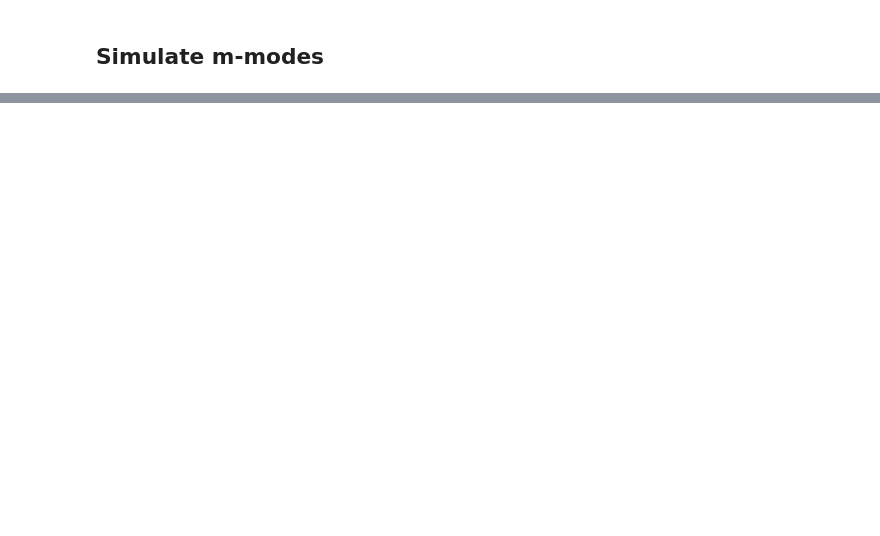
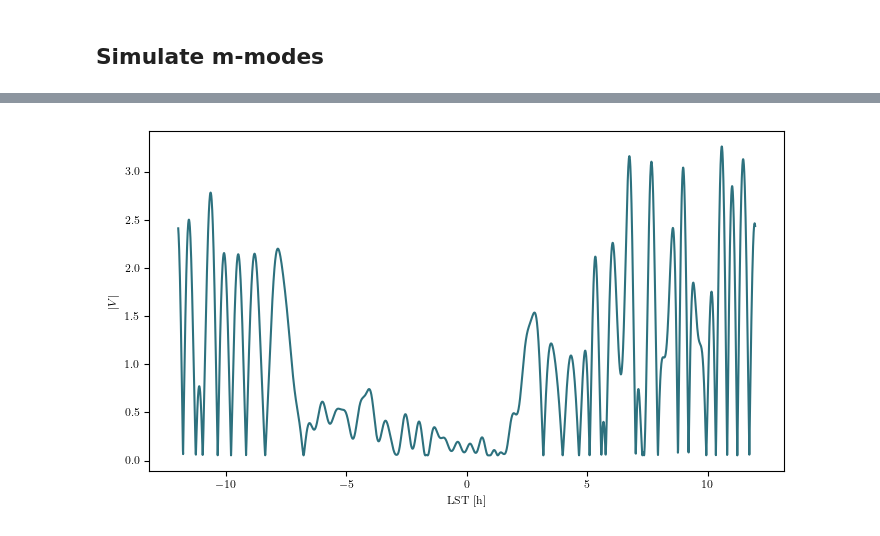
Before and after one commit to amanchokshi/wave-rider, a Jupyter notebook: notebooks/mmode_sims.ipynb, the cells around one changed output, grey strips where cells are left out. Cells and saved outputs as stored; diff of their text form; code cells hidden in the pictures; blank space fills up the shorter version.

```diff
--- a/notebooks/mmode_sims.ipynb
+++ b/notebooks/mmode_sims.ipynb
@@ -733,0 +1107,2 @@ plt.show()
+# %%
+a = construct_sparse_a(gsm_hpx[0], nside)
@@ -733,0 +1160,2 @@ plt.show()
+# %%
+a, m_modes = construct_a(gsm_hpx[0], nside)
@@ -733,0 +1170,26 @@ plt.show()
+# %%
+v_m = np.einsum("mbl,ml->mb", Bm, a)
+# %%
+m_uni = np.sort(np.unique(m_modes))
+n_m = m_uni[-1] - m_uni[0] + 1
+d_m = m_uni[1] - m_uni[0]
+phi = np.fft.fftshift(np.fft.fftfreq(n_m, d_m) * 2 * np.pi)
+d_t = np.fft.fftshift(np.fft.fftfreq(n_m, d_m) * sidereal)/(3600)
+v_phi = np.fft.ifft(np.fft.ifftshift(v_m.T[1]))
+# %%
+%matplotlib widget
+
+fig, ax = plt.subplots(figsize=(7, 4))
+
+colors = cmr.pride(np.linspace(0.1, 0.9, 21))
+
+ax.plot(d_t, np.abs(v_phi), color=colors[i])
+
+# ax.set_yscale('log')
+ax.set_xlabel('LST [h]')
+ax.set_ylabel('$|V|$')
+
+plt.tight_layout()
+plt.show()
+# %% [output]
+[figure, added]
```
Also changed, not shown: parts of 24 cells of this notebook.
